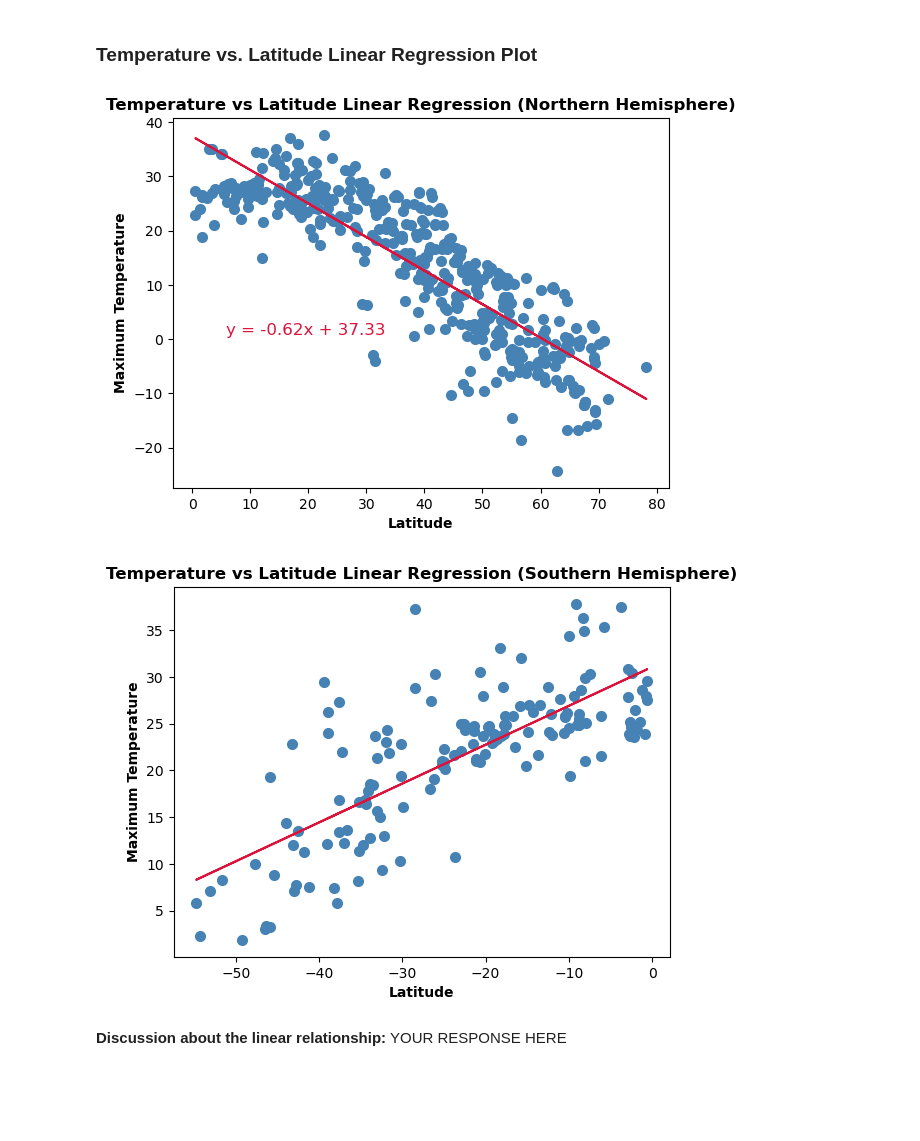
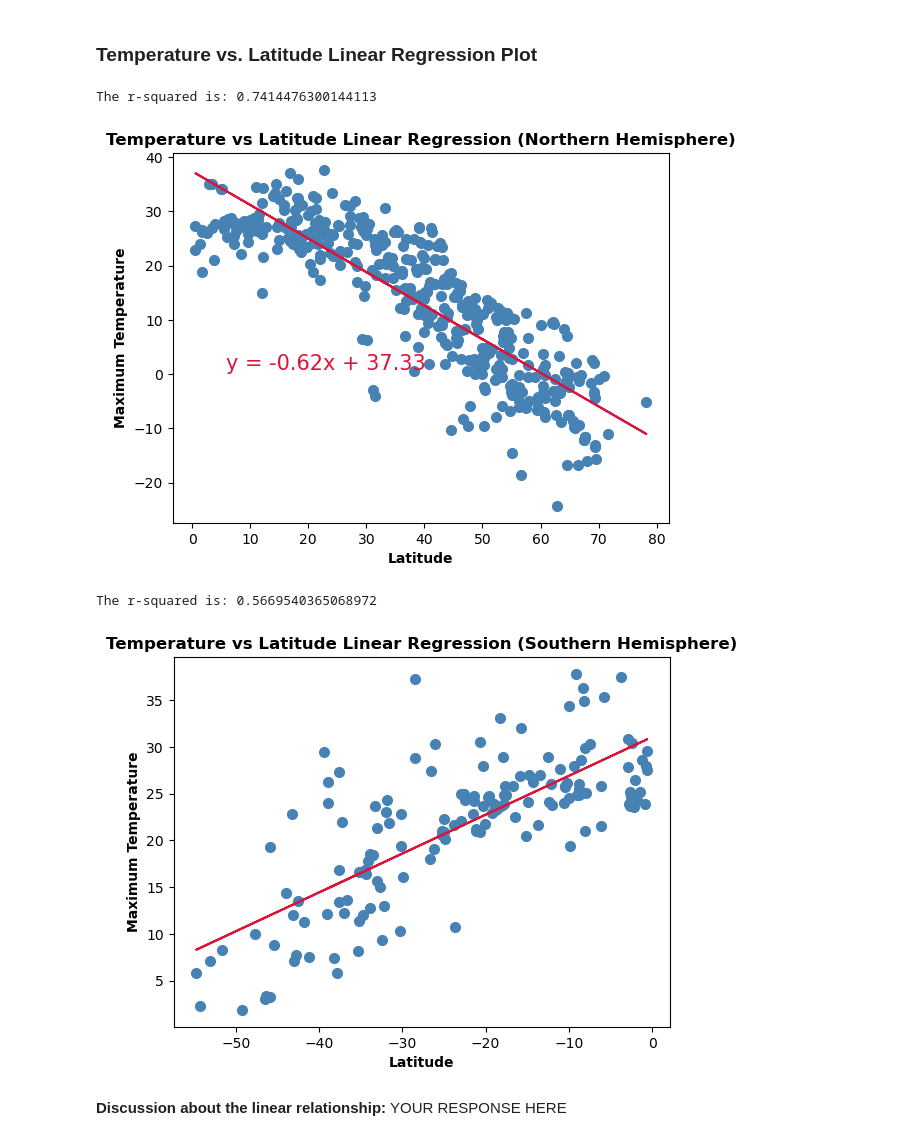
Before and after one commit to jenna-mk/python-api-challenge, a Jupyter notebook: WeatherPy/WeatherPy.ipynb, the cells around one changed output. Saved outputs shown, nothing was run; the diff lists cells and outputs as text; code cells hidden in the pictures; blank space fills up the shorter version.

```diff
--- a/WeatherPy/WeatherPy.ipynb
+++ b/WeatherPy/WeatherPy.ipynb
@@ -279,7 +279,7 @@ plt.show()
 def linear_regression_model(x, y, title, x_label, y_label):
 
     # First perform the linear regression
-    (slope, intercept, r_value, p_value, std_err) = linregress(x, y)
+    (slope, intercept, rvalue, pvalue, stderr) = linregress(x, y)
 
     # Calculate and print the y = mx + b line
     regress_line = x * slope + intercept
@@ -295,8 +295,10 @@ def linear_regression_model(x, y, title, x_label, y_label):
     plt.xlabel(x_label, fontdict={'weight':'bold'})
     plt.ylabel(y_label, fontdict={'weight':'bold'})
     plt.title(title, fontdict={'weight':'bold', 'fontsize':'12'})
-    plt.annotate(line_eq, (5.8,0.8), fontsize=12, color='crimson')
+    plt.annotate(line_eq, (5.8,0.8), fontsize=15, color='crimson')
 
+    # Print the r-value
+    print(f'The r-squared is: {rvalue**2}')
     # Show the plot
     plt.show()
 # %%
@@ -332,21 +334,23 @@ southern_hemi_df.head()
 # %%
 # Linear regression on Northern Hemisphere
 # Set the northern x and y values
-northern_x = northern_hemi_df['Lat']
-northern_y = northern_hemi_df['Max Temp']
+northern_lat = northern_hemi_df['Lat']
+northern_temp = northern_hemi_df['Max Temp']
 
 # Put the values into the linear regression model
-linear_regression_model(northern_x, northern_y, 'Temperature vs Latitude Linear Regression (Northern Hemisphere)', 'Latitude', 'Maximum Temperature')
+linear_regression_model(northern_lat, northern_temp, 'Temperature vs Latitude Linear Regression (Northern Hemisphere)', 'Latitude', 'Maximum Temperature')
 # %% [output]
+The r-squared is: 0.7414476300144113
-[figure, old version]
+[figure, new version]
 # %%
 # Linear regression on Southern Hemisphere
 # Set the southern x and y values
-southern_x = southern_hemi_df['Lat']
-southern_y = southern_hemi_df['Max Temp']
+southern_lat = southern_hemi_df['Lat']
+southern_temp = southern_hemi_df['Max Temp']
 
-linear_regression_model(southern_x, southern_y, 'Temperature vs Latitude Linear Regression (Southern Hemisphere)', 'Latitude', 'Maximum Temperature')
+linear_regression_model(southern_lat, southern_temp, 'Temperature vs Latitude Linear Regression (Southern Hemisphere)', 'Latitude', 'Maximum Temperature')
 # %% [output]
+The r-squared is: 0.5669540365068972
 [figure]
 # %% [markdown]
 **Discussion about the linear relationship:** YOUR RESPONSE HERE
```
Also changed, not shown: parts of 12 cells of this notebook.
